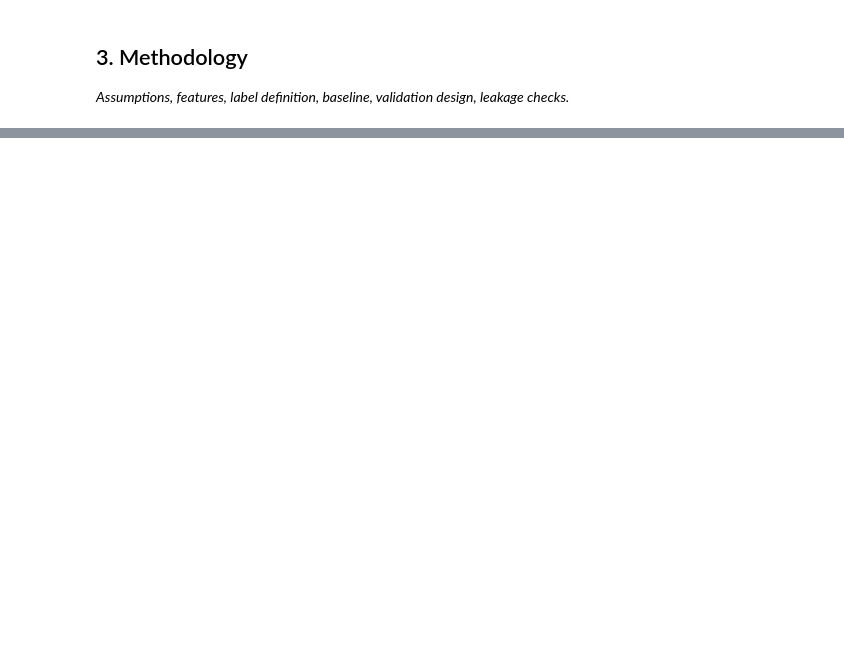
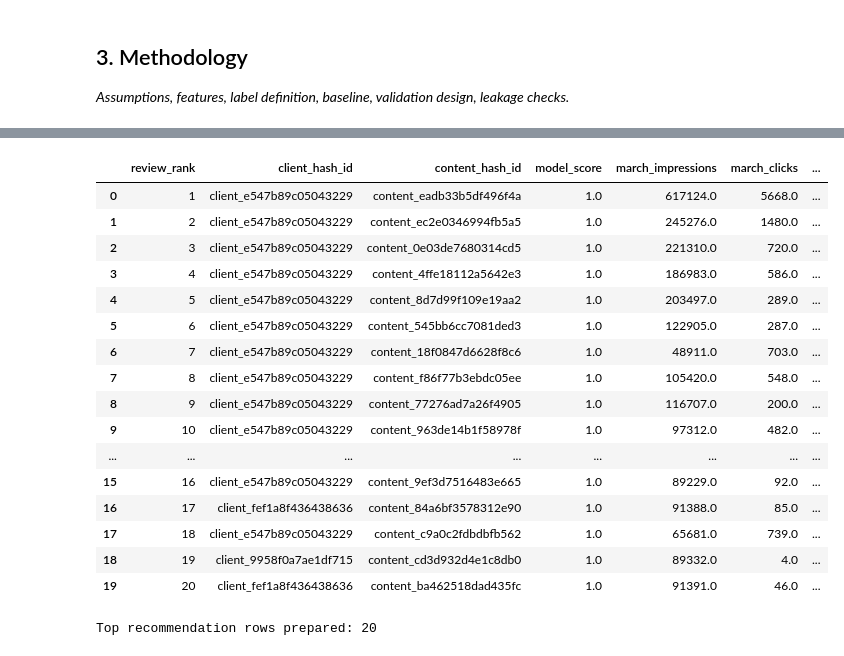
Before and after one commit to nandhanamj/flyrank_ml, a Jupyter notebook: work/notebooks/capstone.ipynb, the cells around one changed output, grey strips where cells are left out. Cells and saved outputs as stored; diff of their text form; code cells hidden in the pictures; blank space fills up the shorter version.

```diff
--- a/work/notebooks/capstone.ipynb
+++ b/work/notebooks/capstone.ipynb
@@ -36,0 +818,53 @@ This skeleton is yours to fill. Work the sections **in order** — each one has
+# %%
+# Create a compact ranked recommendation table for the paper.
+# The ranking is based only on the model score generated from the held-out test set.
+
+paper_recommendations = (
+    recommendations[
+        [
+            "review_rank",
+            "client_hash_id",
+            "content_hash_id",
+            "model_score",
+            "march_impressions",
+            "march_clicks",
+            "march_avg_position",
+            "search_volume",
+            "word_count",
+            "backlinks",
+        ]
+    ]
+    .head(20)
+    .copy()
+)
+
+# Round the model score so the published table is easier to read.
+paper_recommendations["model_score"] = (
+    paper_recommendations["model_score"].round(3)
+)
+
+display(paper_recommendations)
+
+print(
+    f"Top recommendation rows prepared: "
+    f"{len(paper_recommendations)}"
+)
+# %% [output]
+|  | review_rank | client_hash_id | content_hash_id | model_score | march_impressions | march_clicks | ... |
+| 0 | 1 | client_e547b89c05043229 | content_eadb33b5df496f4a | 1.0 | 617124.0 | 5668.0 | ... |
+| 1 | 2 | client_e547b89c05043229 | content_ec2e0346994fb5a5 | 1.0 | 245276.0 | 1480.0 | ... |
+| 2 | 3 | client_e547b89c05043229 | content_0e03de7680314cd5 | 1.0 | 221310.0 | 720.0 | ... |
+| 3 | 4 | client_e547b89c05043229 | content_4ffe18112a5642e3 | 1.0 | 186983.0 | 586.0 | ... |
+| 4 | 5 | client_e547b89c05043229 | content_8d7d99f109e19aa2 | 1.0 | 203497.0 | 289.0 | ... |
+| 5 | 6 | client_e547b89c05043229 | content_545bb6cc7081ded3 | 1.0 | 122905.0 | 287.0 | ... |
+| 6 | 7 | client_e547b89c05043229 | content_18f0847d6628f8c6 | 1.0 | 48911.0 | 703.0 | ... |
+| 7 | 8 | client_e547b89c05043229 | content_f86f77b3ebdc05ee | 1.0 | 105420.0 | 548.0 | ... |
+| 8 | 9 | client_e547b89c05043229 | content_77276ad7a26f4905 | 1.0 | 116707.0 | 200.0 | ... |
+| 9 | 10 | client_e547b89c05043229 | content_963de14b1f58978f | 1.0 | 97312.0 | 482.0 | ... |
+| ... | ... | ... | ... | ... | ... | ... | ... |
+| 15 | 16 | client_e547b89c05043229 | content_9ef3d7516483e665 | 1.0 | 89229.0 | 92.0 | ... |
+| 16 | 17 | client_fef1a8f436438636 | content_84a6bf3578312e90 | 1.0 | 91388.0 | 85.0 | ... |
+| 17 | 18 | client_e547b89c05043229 | content_c9a0c2fdbdbfb562 | 1.0 | 65681.0 | 739.0 | ... |
+| 18 | 19 | client_9958f0a7ae1df715 | content_cd3d932d4e1c8db0 | 1.0 | 89332.0 | 4.0 | ... |
+| 19 | 20 | client_fef1a8f436438636 | content_ba462518dad435fc | 1.0 | 91391.0 | 46.0 | ... |
+Top recommendation rows prepared: 20
```
Also changed, not shown: parts of 41 cells of this notebook.
